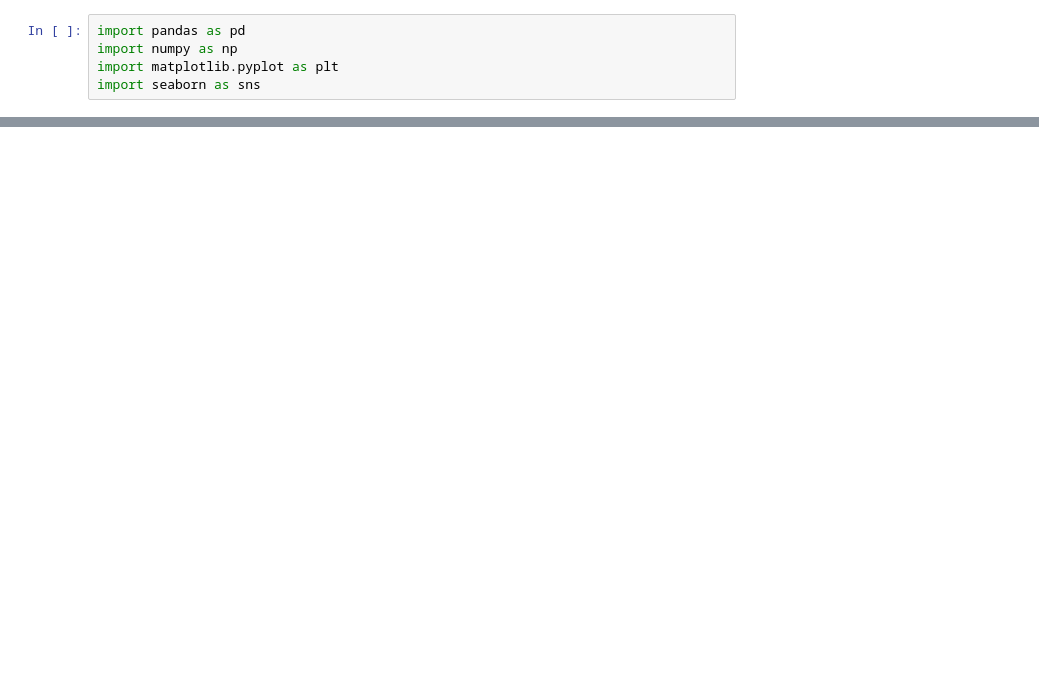
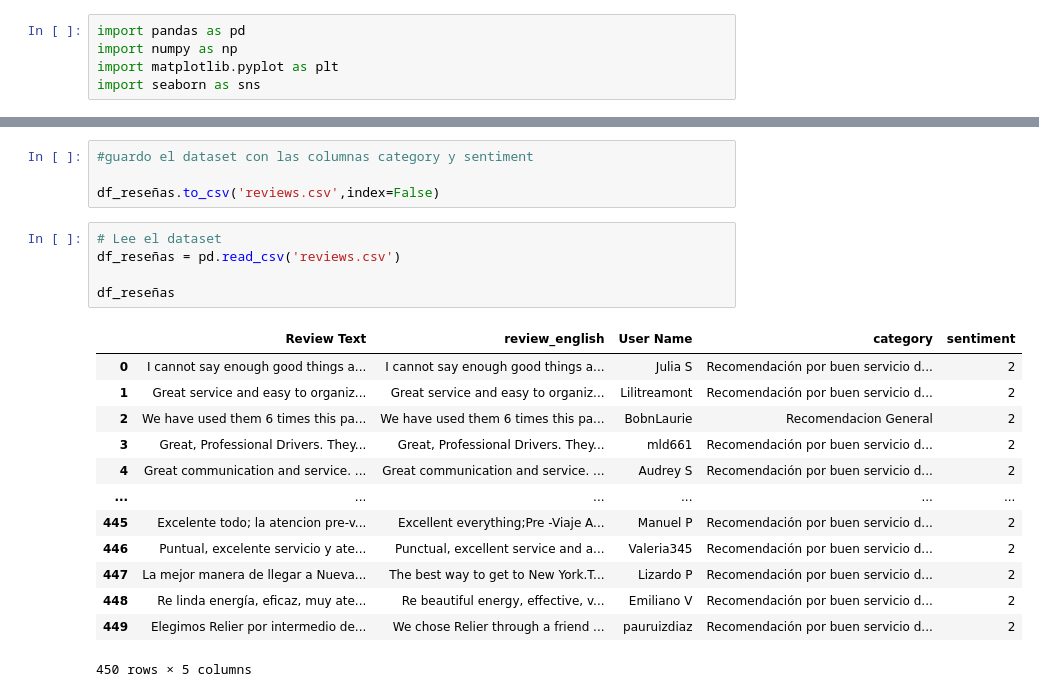
Before and after one commit to AngelicaBorda/Taxis_Electricos, a Jupyter notebook: ML_transporter.ipynb, the cells around one changed output, grey strips where cells are left out. Saved outputs shown, nothing was run; the diff lists cells and outputs as text; blank space fills up the shorter version.

```diff
--- a/ML_transporter.ipynb
+++ b/ML_transporter.ipynb
@@ -186,0 +287,23 @@ for review, prediction in zip(new_reviews, predictions):
+# %%
+#guardo el dataset con las columnas category y sentiment
+
+df_reseñas.to_csv('reviews.csv',index=False)
+# %%
+# Lee el dataset
+df_reseñas = pd.read_csv('reviews.csv')
+
+df_reseñas
+# %% [output]
+|  | Review Text | review_english | User Name | category | sentiment |
+| 0 | I cannot say enough good things a... | I cannot say enough good things a... | Julia S | Recomendación por buen servicio d... | 2 |
+| 1 | Great service and easy to organiz... | Great service and easy to organiz... | Lilitreamont | Recomendación por buen servicio d... | 2 |
+| 2 | We have used them 6 times this pa... | We have used them 6 times this pa... | BobnLaurie | Recomendacion General | 2 |
+| 3 | Great, Professional Drivers. They... | Great, Professional Drivers. They... | mld661 | Recomendación por buen servicio d... | 2 |
+| 4 | Great communication and service. ... | Great communication and service. ... | Audrey S | Recomendación por buen servicio d... | 2 |
+| ... | ... | ... | ... | ... | ... |
+| 445 | Excelente todo; la atencion pre-v... | Excellent everything;Pre -Viaje A... | Manuel P | Recomendación por buen servicio d... | 2 |
+| 446 | Puntual, excelente servicio y ate... | Punctual, excellent service and a... | Valeria345 | Recomendación por buen servicio d... | 2 |
+| 447 | La mejor manera de llegar a Nueva... | The best way to get to New York.T... | Lizardo P | Recomendación por buen servicio d... | 2 |
+| 448 | Re linda energía, eficaz, muy ate... | Re beautiful energy, effective, v... | Emiliano V | Recomendación por buen servicio d... | 2 |
+| 449 | Elegimos Relier por intermedio de... | We chose Relier through a friend ... | pauruizdiaz | Recomendación por buen servicio d... | 2 |
+450 rows × 5 columns
```
Also changed, not shown: parts of 33 cells of this notebook, 7 other files.
